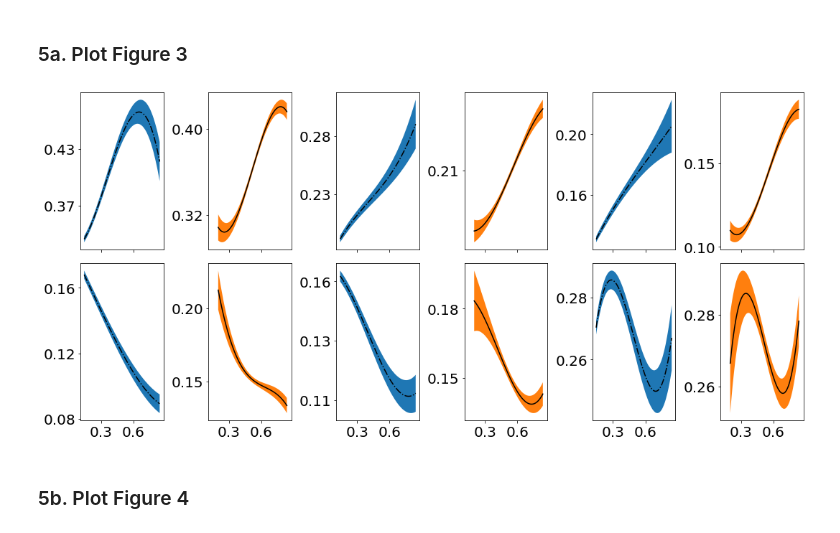
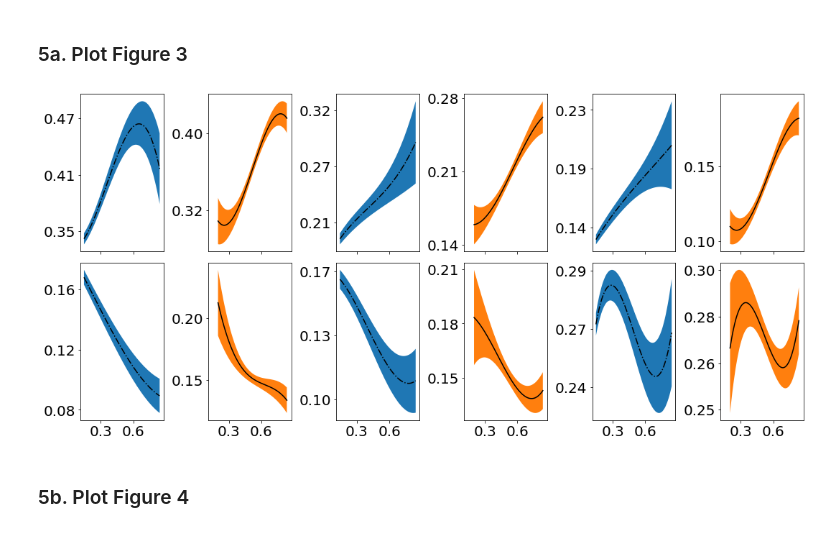
Before and after one commit to racharyy/TED_HEM, a Jupyter notebook: Code/plotter.ipynb, the cells around one changed output. Drawn from its saved outputs; the diff is of its cells as text; code cells hidden in the pictures.

```diff
--- a/Code/plotter.ipynb
+++ b/Code/plotter.ipynb
@@ -207,7 +210,7 @@ for rat in rating_names:
 # %% [markdown]
 ### 5a. Plot Figure 3
 # %%
-num_bin, epsilon = 5, 0.5
+num_bin, epsilon = 5, 1
 f, ax = plt.subplots(2,6,figsize=(15,7),sharex=True)
 rating_names = ['fascinating', 'ingenious', 'jaw-dropping', 'longwinded', 'unconvincing','ok']
 for i,rat_name in enumerate(rating_names):
@@ -233,6 +236,8 @@ for i,rat_name in enumerate(rating_names):
     ax1.plot(x_axis, tf_mean(x_axis),'-.',label='Text Mean',color='k')
     error = epsilon*tf_std(x_axis)
     ax1.fill_between(x_axis, tf_mean(x_axis)-error,tf_mean(x_axis)+error,facecolor='#1f77b4')
+#     ax1.set_yscale('log')
+#     ax1.set_xscale('log')
     l1 = ax1.get_yticks()
     gap1 = (l1[-1]-l1[0])/3.0#float(str((l1[-1]-l1[0])/3.0)[:4])
 
@@ -242,35 +247,36 @@ for i,rat_name in enumerate(rating_names):
     if i<3:
         ax1.set_xticks([])
     ax1.yaxis.set_major_formatter(StrMethodFormatter('{x:,.2f}'))
 
 
     x_axis = np.linspace(min(visual_mean_divs),max(visual_mean_divs),100)
     ax2.plot(x_axis, vf_mean(x_axis),'-',label='Visual Mean',color='k')
     error = epsilon*vf_std(x_axis)
     l2 = ax2.get_yticks()
     gap2 = (l2[-1]-l2[0])/2.0
     ax2.yaxis.set_major_locator(MultipleLocator(gap2))
     ax2.fill_between(x_axis, vf_mean(x_axis)-error,vf_mean(x_axis)+error,facecolor='#ff7f0e')
     for tick in ax2.yaxis.get_major_ticks():
         tick.label.set_fontsize(20)
     if i<3:
         ax2.set_xticks([])
     ax1.xaxis.set_major_locator(MultipleLocator(0.3))
     for tick in ax1.xaxis.get_major_ticks():
         tick.label.set_fontsize(20)
     ax2.xaxis.set_major_locator(MultipleLocator(0.3))
     for tick in ax2.xaxis.get_major_ticks():
         tick.label.set_fontsize(20)
 
     plt.subplots_adjust(wspace = 0.5)
 
     ax2.yaxis.set_major_formatter(StrMethodFormatter('{x:,.2f}'))
-
+#     ax2.set_yscale('log')
+#     ax2.set_xscale('log')
     #plt.legend()
 plt.tight_layout()
 plt.savefig('../Plots/Figure3.pdf')
 # %% [output]
-[figure, old version]
+[figure, new version]
 # %% [markdown]
 ### 5b. Plot Figure 4
 # %%
```
Also changed, not shown: parts of 18 cells of this notebook, 11 other files.
